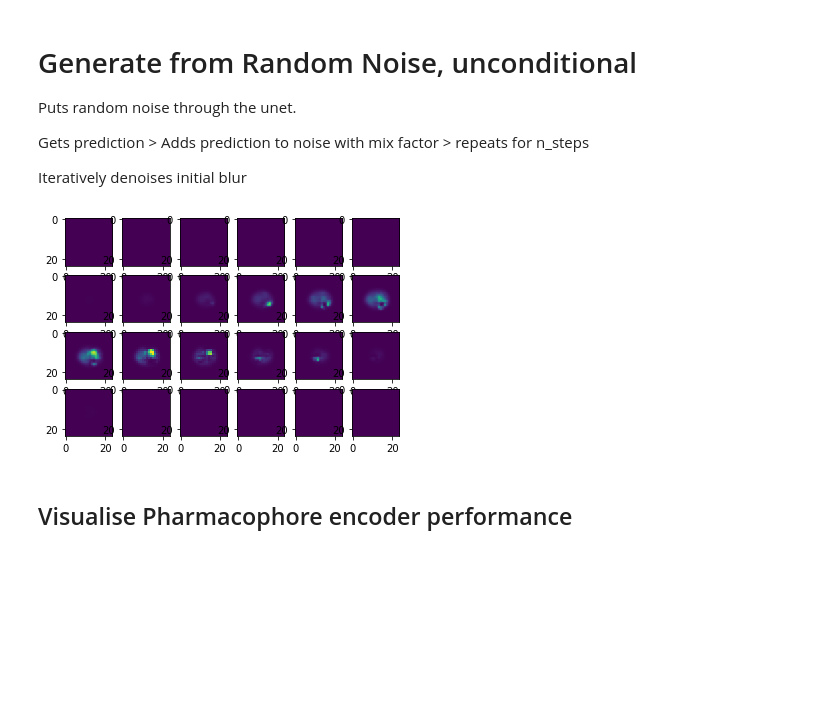
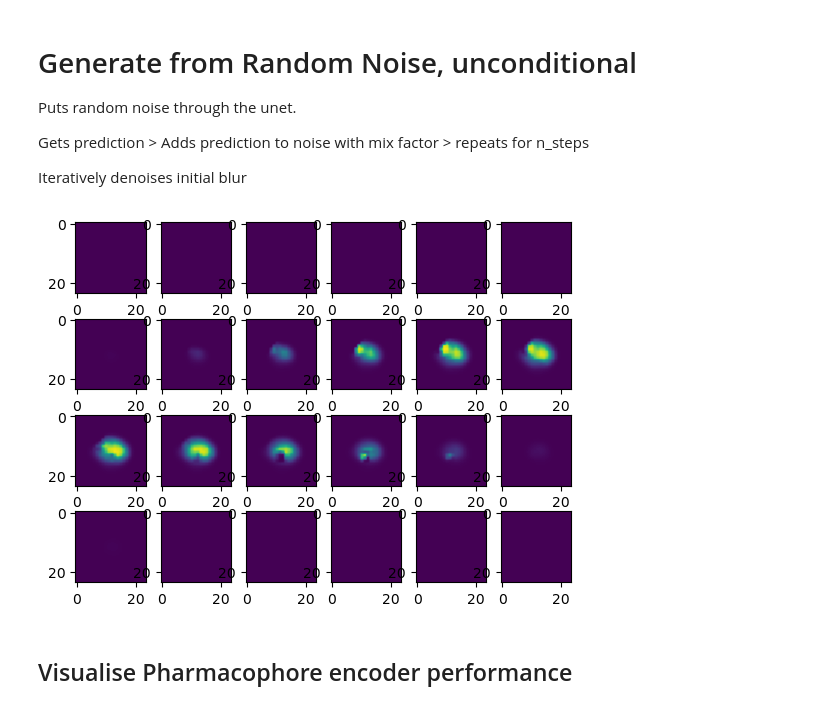
Before and after one commit to cmwoodley/diffdream, a Jupyter notebook: notebooks/notebook_2.ipynb, the cells around one changed output. Drawn from its saved outputs; the diff is of its cells as text; code cells hidden in the pictures; blank space fills up the shorter version.

```diff
--- a/notebooks/notebook_2.ipynb
+++ b/notebooks/notebook_2.ipynb
@@ -77,52 +80,46 @@ Gets prediction > Adds prediction to noise with mix factor > repeats for n_steps
 
 Iteratively denoises initial blur
 # %%
-n_steps = 50
+n_steps = 100
 x = torch.rand(1,5,24,24,24).to(device) # Start from random
 # x = input[0]
 step_history = [x.detach().cpu()]
 pred_output_history = []
 
 for i in range(n_steps):
     with torch.no_grad(): # No need to track gradients during inference
         pred = net(x) # Predict the denoised x0
     pred_output_history.append(pred.detach().cpu()) # Store model output for plotting
     mix_factor = 1/(n_steps - i) # How much we move towards the prediction
     x = x*(1-mix_factor) + pred*mix_factor # Move part of the way there
     step_history.append(x.detach().cpu()) # Store step for plotting
 
 torch.save(pred.cpu(), "predicted_shape.pkl")
 
 # pred -= pred.min(1, keepdim=True)[0]
 # pred /= pred.max(1, keepdim=True)[0]
 
 try:
     pred = pred.cpu().detach().numpy()
 except:
     print("Already on cpu")
 
 
-fields = [pred[0][0][i] for i in range(24)]
-
-combined_data = np.array(fields)
-#Get the min and max of all your data
-_min, _max = np.amin(combined_data), np.amax(combined_data)
-
 fig, axs = plt.subplots(4,6)
 
-j = 0
+j = 4
 
 for i in range(24):
     if i < 6:
-        axs[0,i].imshow(pred[0][j][i],cmap="viridis", vmin = _min, vmax = _max)
+        axs[0,i].imshow(pred[0][j][i],cmap="viridis", vmin = 0, vmax = 1)
     if i>= 6 and i < 12:
-        axs[1,i-6].imshow(pred[0][j][i],cmap="viridis", vmin = _min, vmax = _max)
+        axs[1,i-6].imshow(pred[0][j][i],cmap="viridis", vmin = 0, vmax = 1)
     if i>= 12 and i < 18:
-        axs[2,i-12].imshow(pred[0][j][i],cmap="viridis", vmin = _min, vmax = _max)
+        axs[2,i-12].imshow(pred[0][j][i],cmap="viridis", vmin = 0, vmax = 1)
     if i>= 18:
-        axs[3,i-18].imshow(pred[0][j][i],cmap="viridis", vmin = _min, vmax = _max)
+        axs[3,i-18].imshow(pred[0][j][i],cmap="viridis", vmin = 0, vmax = 1)
 # %% [output]
-[figure, old version]
+[figure, new version]
 # %% [markdown]
 ## Visualise Pharmacophore encoder performance
 # %%
```
Also changed, not shown: parts of 20 cells of this notebook, 12 other files.
